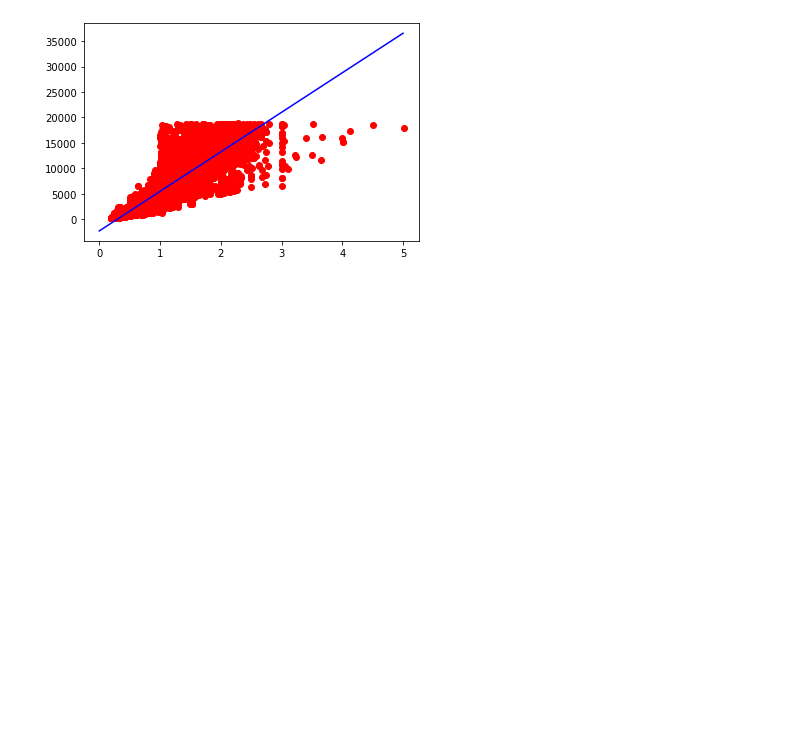
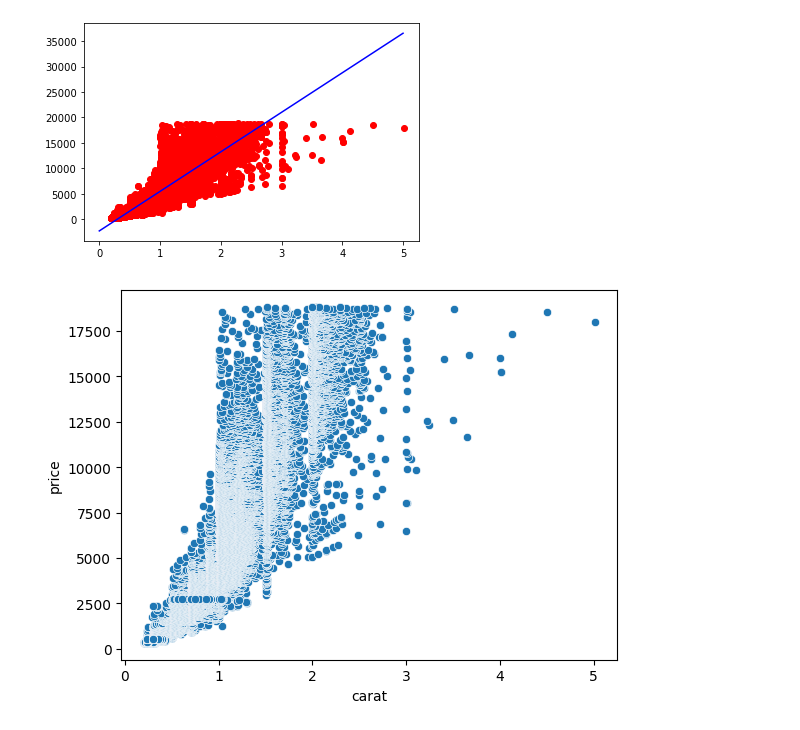
Before and after one commit to Dongcoon/statics, a Jupyter notebook: 07데이터시각화.ipynb, the cells around one changed output. Cells and saved outputs as stored; diff of their text form; code cells hidden in the pictures; blank space fills up the shorter version.

```diff
--- a/07데이터시각화.ipynb
+++ b/07데이터시각화.ipynb
@@ -176,3 +176,8 @@ plt.plot(x,y,'b')
 plt.show()
 # %% [output]
 [figure]
+# %%
+sns.scatterplot(data=diamonds, x='carat', y='price')
+plt.show()
+# %% [output]
+[figure, added]
```
Also changed, not shown: parts of 25 cells of this notebook, 7 other files.
